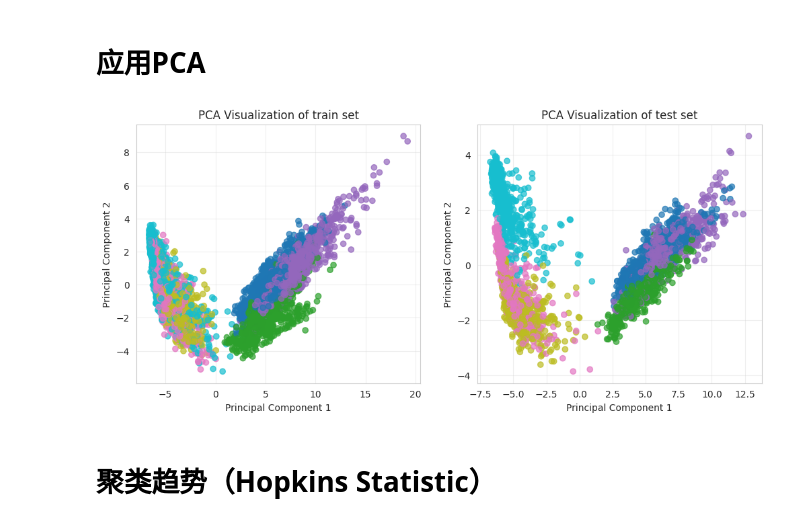
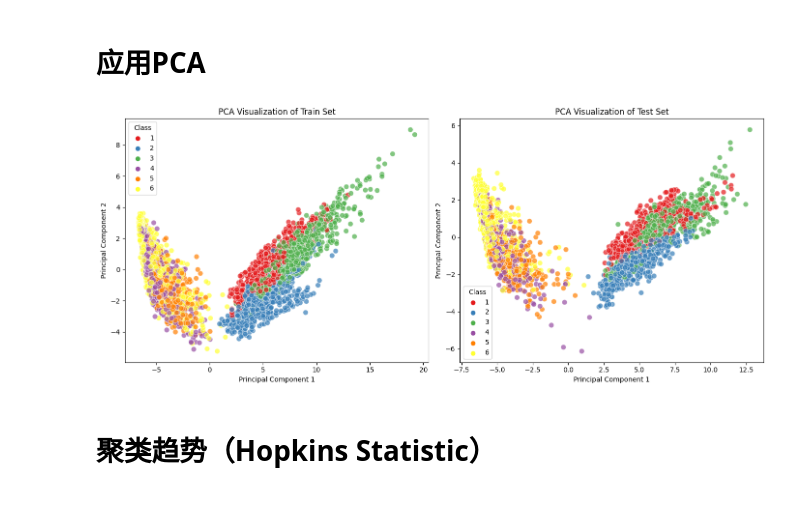
Before and after one commit to yangtx7/DataMining-Project1, a Jupyter notebook: src/EDA.ipynb, the cells around one changed output. Cells and saved outputs as stored; diff of their text form; code cells hidden in the pictures.

```diff
--- a/src/EDA.ipynb
+++ b/src/EDA.ipynb
@@ -373,31 +373,52 @@ Done
 - 模型可能在这两个变量上表现欠佳
 # %% [markdown]
 # 应用PCA
-# %%
-import matplotlib.pyplot as plt
-from sklearn.decomposition import PCA
-pca = PCA(n_components=2)
-
-fig, axes = plt.subplots(1, 2, figsize=(12, 5))
-# 训练集
-data_pca = pca.fit_transform(X_train)
-axes[0].scatter(data_pca[:, 0], data_pca[:, 1], c=y_train, cmap='tab10', alpha=0.7)
-axes[0].set_title("PCA Visualization of train set")
-axes[0].set_xlabel("Principal Component 1")
-axes[0].set_ylabel("Principal Component 2")
-axes[0].grid(alpha=0.3)
-
-# 测试集
-data_pca = pca.fit_transform(X_test)
-axes[1].scatter(data_pca[:, 0], data_pca[:, 1], c=y_test, cmap='tab10', alpha=0.7)
-axes[1].set_title("PCA Visualization of test set")
-axes[1].set_xlabel("Principal Component 1")
-axes[1].set_ylabel("Principal Component 2")
-axes[1].grid(alpha=0.3)
-plt.savefig('../result/EDA/PCA_Visualization.png', transparent=True)
-plt.show()
-# %% [output]
-[figure, removed]
+# %%
+from sklearn.decomposition import PCA
+
+pca = PCA(n_components=2)
+data_pca_train = pca.fit_transform(X_train)
+data_pca_test = pca.transform(X_test)
+
+# 设置画布
+plt.figure(figsize=(14, 6))
+
+# 绘制训练集
+plt.subplot(1, 2, 1)
+sns.scatterplot(
+    x=data_pca_train[:, 0],
+    y=data_pca_train[:, 1],
+    hue=y_train,
+    palette="Set1",
+    s=60,
+    alpha=0.7
+)
+plt.title("PCA Visualization of Train Set")
+plt.xlabel("Principal Component 1")
+plt.ylabel("Principal Component 2")
+plt.legend(title="Class")
+
+# 绘制测试集
+plt.subplot(1, 2, 2)
+sns.scatterplot(
+    x=data_pca_test[:, 0],
+    y=data_pca_test[:, 1],
+    hue=y_test,
+    palette="Set1",
+    s=60,
+    alpha=0.7
+)
+plt.title("PCA Visualization of Test Set")
+plt.xlabel("Principal Component 1")
+plt.ylabel("Principal Component 2")
+plt.legend(title="Class")
+
+# 保存并显示图像
+plt.tight_layout()
+plt.savefig("../result/EDA/PCA_Visualization_SideBySide.png", transparent=True)
+plt.show()
+# %% [output]
+[figure, added]
 # %% [markdown]
 # 聚类趋势（Hopkins Statistic）
 # %%
```
Also changed, not shown: parts of 2 cells of this notebook, 9 other files.
